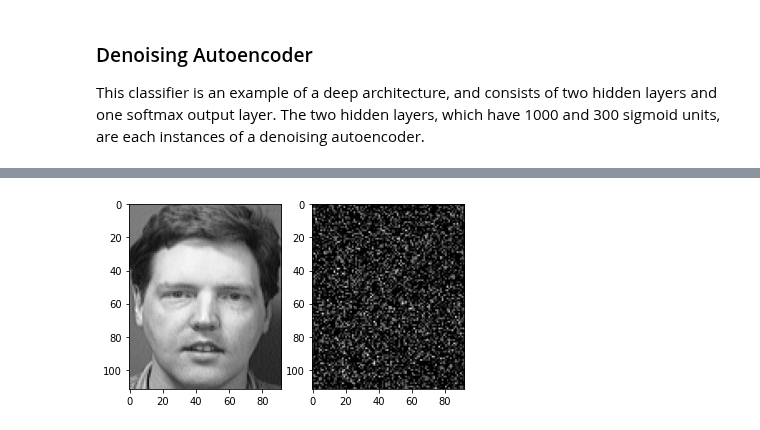
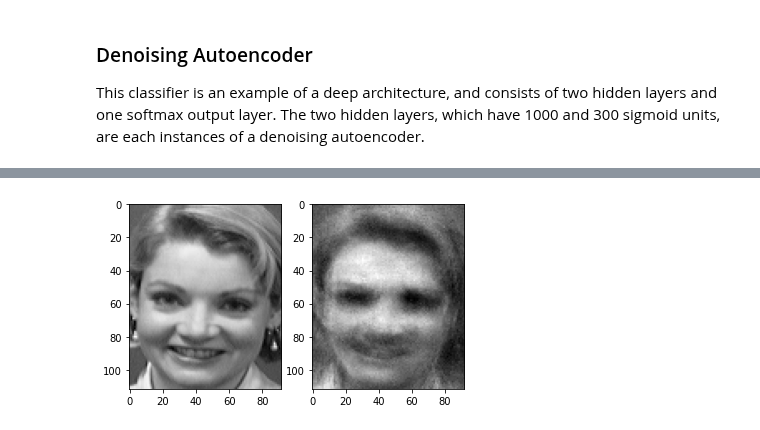
Before and after one commit to omgwenxx/machine_learning, a Jupyter notebook: assignment3/app/inversion.ipynb, the cells around one changed output, grey strips where cells are left out. Drawn from its saved outputs; the diff is of its cells as text; code cells hidden in the pictures.

```diff
--- a/assignment3/app/inversion.ipynb
+++ b/assignment3/app/inversion.ipynb
@@ -101,13 +101,13 @@ class DAEModel(torch.nn.Module):
 
 
     def forward(self,x):
-#        x = x.view(x.shape[0], -1)
+        x = x.view(x.shape[0], -1)
 
         # first dae layer
-        x = F.relu(self.dae1enc(x))
-        x = F.relu(self.dae1dec(x))
+        x = torch.sigmoid(self.dae1enc(x))
+        x = torch.sigmoid(self.dae1dec(x))
 
         # second dae layer
-        x = F.relu(self.dae2enc(x))
-        x = F.relu(self.dae2dec(x))
+        #x = F.relu(self.dae2enc(x))
+        #x = F.relu(self.dae2dec(x))
         return x
@@ -157,16 +204,24 @@ Epoch: 19       Training Loss: 0.156172
 # %%
-img_nr = 210
+img_nr = 39
+show = True
+
 output = model(torch.Tensor(train_x))
 
 train_img = torch.Tensor(train_x)[img_nr].view(112,92)
 rec_img = output[img_nr].view(112,92).detach().numpy()
+rec_img2 = output[img_nr+30].view(112,92).detach().numpy()
 
-fig = plt.figure()
-fig.add_subplot(1,2, 1)
-plt.imshow(train_img, cmap='gray')
+if (show):
+    fig = plt.figure()
+    fig.add_subplot(1,2, 1)
+    plt.imshow(train_img, cmap='gray')
 
-fig.add_subplot(1,2, 2)
-plt.imshow(rec_img, cmap='gray')
-plt.show()
+    fig.add_subplot(1,2, 2)
+    plt.imshow(rec_img, cmap='gray')
+    plt.show()
+else:
+    print(rec_img.shape)
+    print(rec_img2.shape)
+    print(np.equal(rec_img, rec_img2))
 # %% [output]
-[figure, old version]
+[figure, new version]
```
Also changed, not shown: parts of 6 cells of this notebook.
